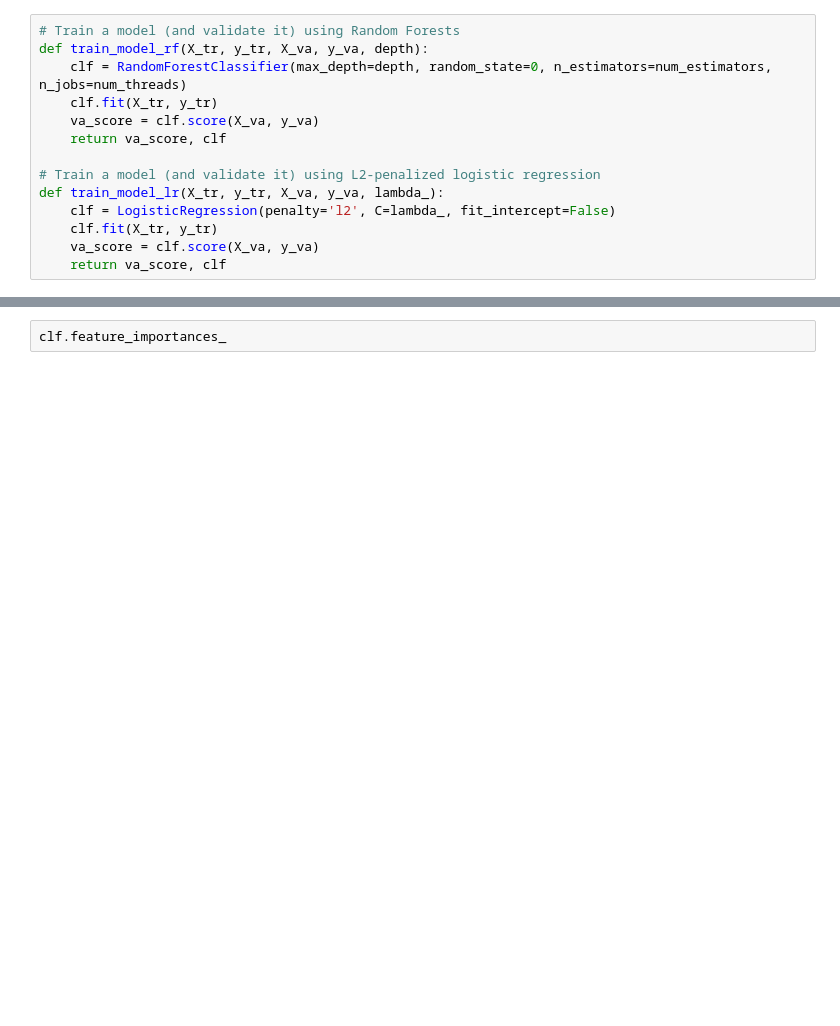
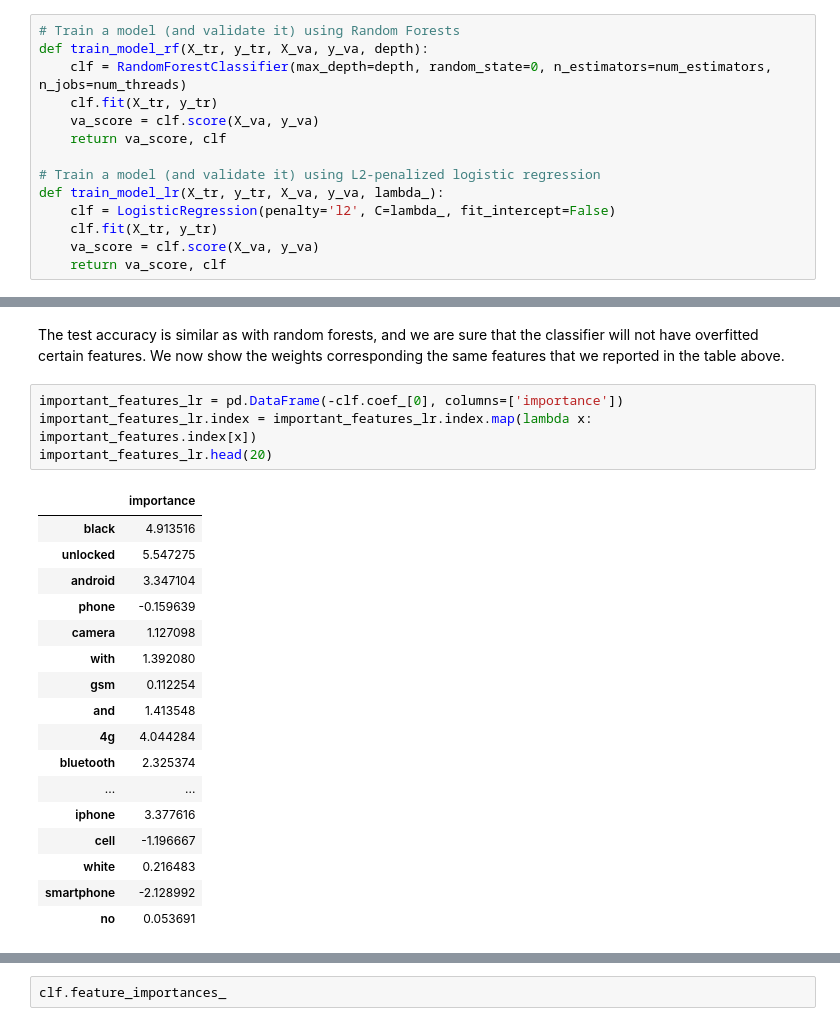
Before and after one commit to tarmeens/ada-homework, a Jupyter notebook: project/Final.ipynb, the cells around one changed output, grey strips where cells are left out. Cells and saved outputs as stored; diff of their text form; blank space fills up the shorter version.

```diff
--- a/project/Final.ipynb
+++ b/project/Final.ipynb
@@ -1100,0 +1111,24 @@ Test accuracy: 0.597701149425
+# %% [markdown]
+The test accuracy is similar as with random forests, and we are sure that the classifier will not have overfitted certain features. We now show the weights corresponding the same features that we reported in the table above.
+# %%
+important_features_lr = pd.DataFrame(-clf.coef_[0], columns=['importance'])
+important_features_lr.index = important_features_lr.index.map(lambda x: important_features.index[x])
+important_features_lr.head(20)
+# %% [output]
+|  | importance |
+| black | 4.913516 |
+| unlocked | 5.547275 |
+| android | 3.347104 |
+| phone | -0.159639 |
+| camera | 1.127098 |
+| with | 1.392080 |
+| gsm | 0.112254 |
+| and | 1.413548 |
+| 4g | 4.044284 |
+| bluetooth | 2.325374 |
+| ... | ... |
+| iphone | 3.377616 |
+| cell | -1.196667 |
+| white | 0.216483 |
+| smartphone | -2.128992 |
+| no | 0.053691 |
```
Also changed, not shown: parts of 19 cells of this notebook.
